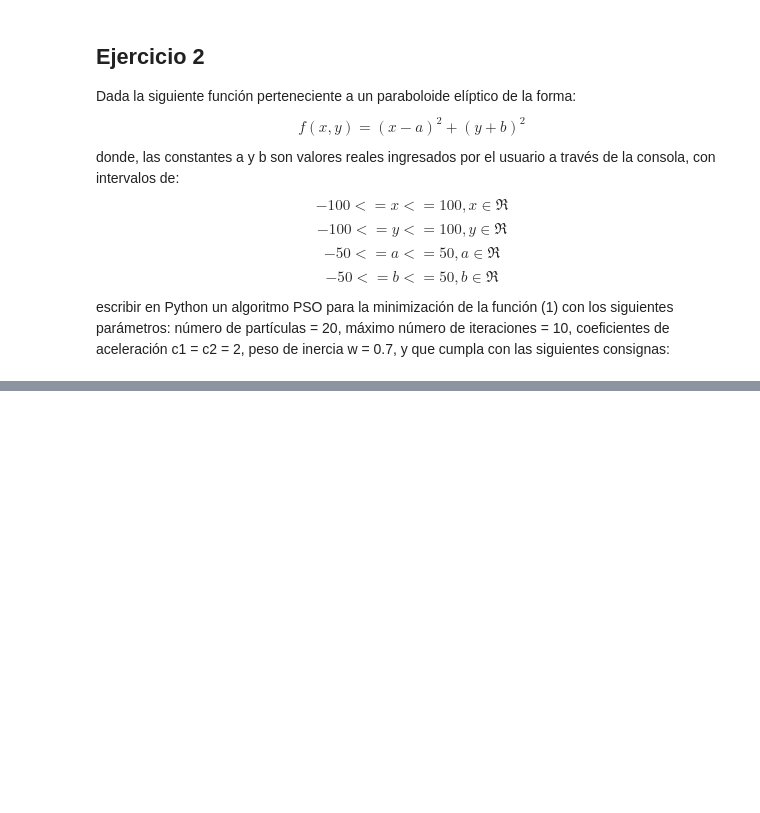
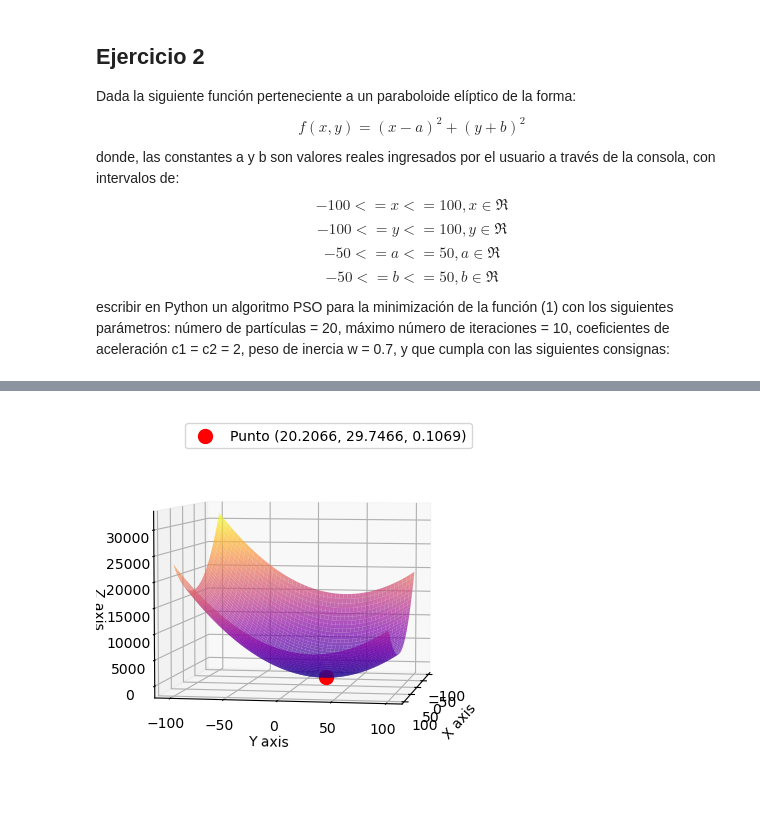
Before and after one commit to gx-ceia-tps/evolutionary-algorithms, a Jupyter notebook: ea-tp2/TP2.ipynb, the cells around one changed output, grey strips where cells are left out. Saved outputs shown, nothing was run; the diff lists cells and outputs as text; code cells hidden in the pictures; blank space fills up the shorter version.

```diff
--- a/ea-tp2/TP2.ipynb
+++ b/ea-tp2/TP2.ipynb
@@ -188,6 +190,7 @@ pbest = np.zeros((n_particles, n_dimensions))  # matriz para los mejores valores
 pbest_fit = np.inf * np.ones(n_particles)  # vector para las mejores aptitudes personales (inicialmente infinito)
 gbest = np.zeros(n_dimensions)  # mejor solución global
 gbest_fit = np.inf  # mejor aptitud global (inicialmente infinito)
+gbest_history = np.zeros((n_dimensions,max_iterations)) #va guardando el gbest de cada iteracion
 
 # inicializacion de particulas factibles
 for i in range(n_particles):
@@ -202,7 +205,7 @@ for i in range(n_particles):
         pbest_fit[i] = fit  # se actualiza el mejor valor personal
 
 # Optimizacion
-for _ in range(max_iterations):  # Repetir hasta el número máximo de iteraciones
+for k in range(max_iterations):  # Repetir hasta el número máximo de iteraciones
     for i in range(n_particles):
         fit = f(x[i], a, b)  # Se calcula la aptitud de la posicion actual
         # Se comprueba si la nueva aptitud es mejor y si cumple las restricciones
@@ -221,6 +224,8 @@ for _ in range(max_iterations):  # Repetir hasta el número máximo de iteracion
         if not (g1(x[i]) and g2(x[i])):
             # Si la nueva posicion no es válida, revertir a la mejor posicion personal
             x[i] = pbest[i].copy()
+    for j in range(n_dimensions):
+        gbest_history[j][k] = gbest[j]
 
 # Se imprime la mejor solucion encontrada y también su valor optimo
 print(f"Mejor solucion: [{gbest[0]:.4f}, {gbest[1]:.4f}]")
@@ -230,0 +274,40 @@ Valor optimo: 7.895258846787485
+# %%
+#c.
+import numpy as np
+import matplotlib.pyplot as plt
+
+# Generar datos de x y y en el rango de -100 a 100
+x = np.linspace(-100, 100, 400)
+y = np.linspace(-100, 100, 400)
+x, y = np.meshgrid(x, y)
+
+# Definir la función f(x, y) = (x - a)^2 + (y - b)^2
+z = (x - a)**2 + (y - b)**2
+
+# Crear el gráfico 3D
+fig = plt.figure()
+
+ax = fig.add_subplot(111, projection='3d')
+# Cambiar el ángulo de visión
+ax.view_init(elev=5, azim=10)
+# Crear la superficie
+ax.plot_surface(x, y, z, cmap='plasma', alpha=0.7)
+
+# Definir un punto
+punto_x = gbest[0]
+punto_y = gbest[1]
+punto_z = gbest_fit
+
+# Graficar el punto
+ax.scatter(punto_x, punto_y, punto_z, color='red', s=100, label=f'Punto ({punto_x:.4f}, {punto_y:.4f}, {punto_z:.4f})')
+
+# Etiquetas de los ejes
+ax.set_xlabel('X axis')
+ax.set_ylabel('Y axis')
+ax.set_zlabel('Z axis')
+
+# Mostrar la leyenda y el gráfico
+ax.legend()
+plt.show()
+# %% [output]
+[figure, added]
```
Also changed, not shown: parts of 6 cells of this notebook.
